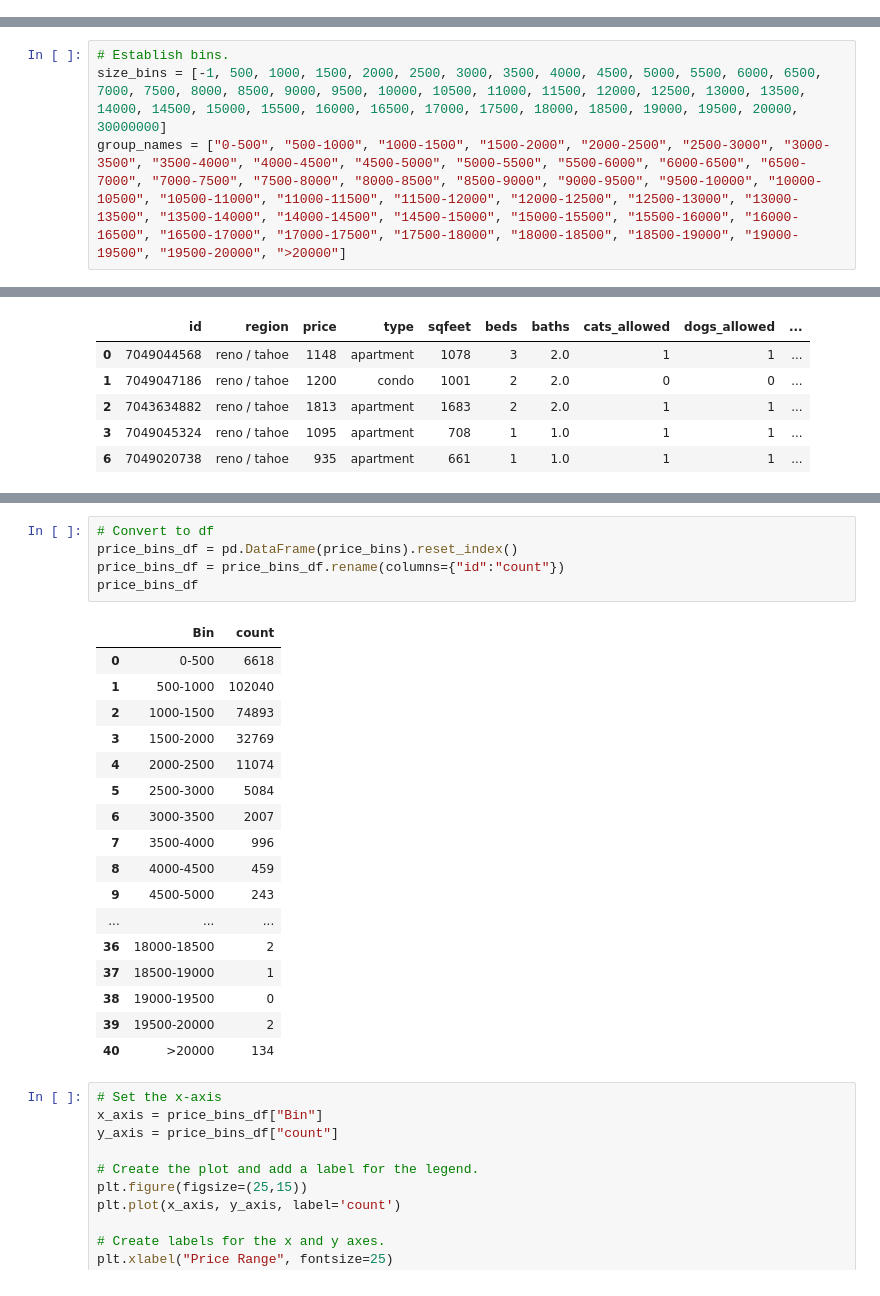
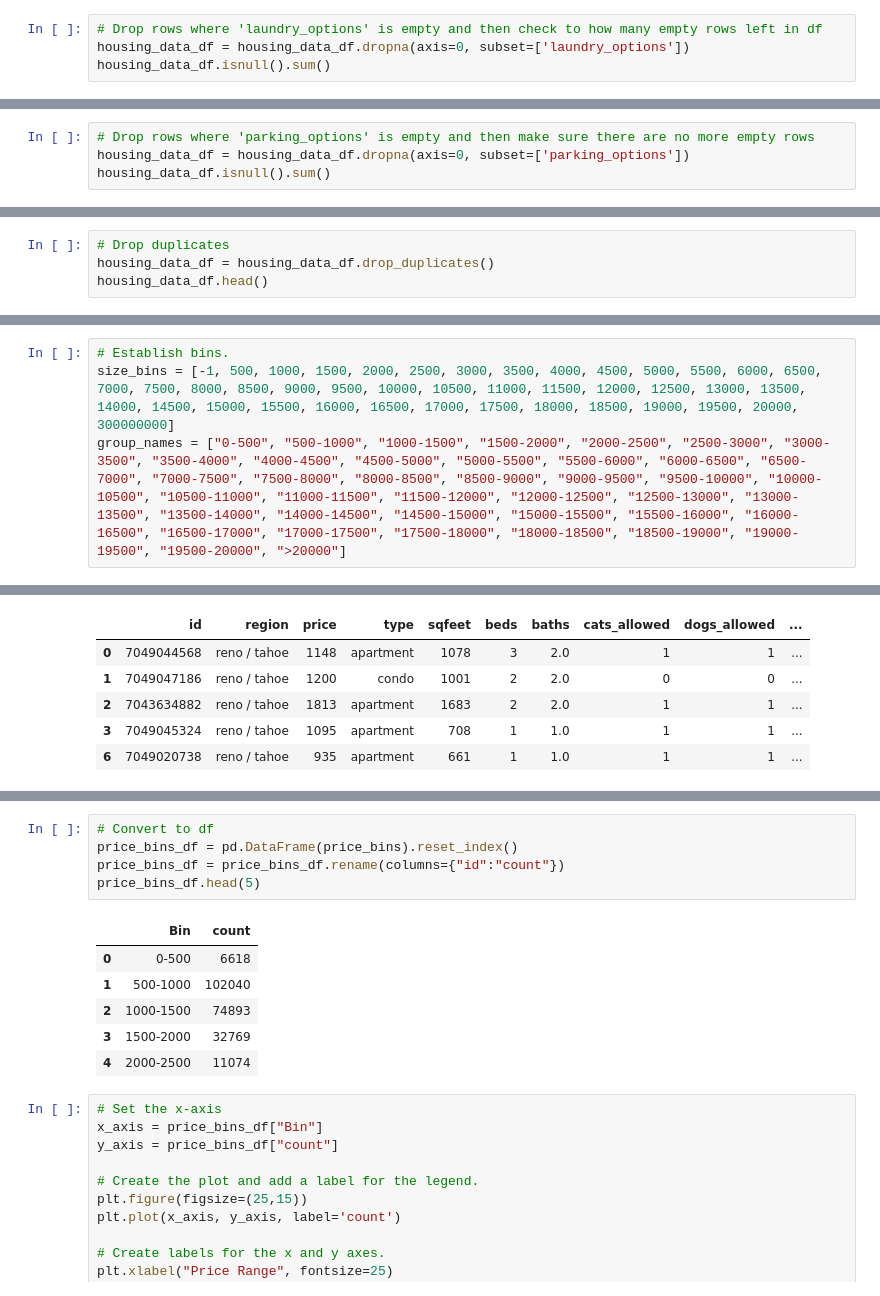
Before and after one commit to diana-arango/Real_estate_team, a Jupyter notebook: data_cleaning.ipynb, the cells around one changed output, grey strips where cells are left out. Saved outputs shown, nothing was run; the diff lists cells and outputs as text.

Commit message:
amended data cleaning file

```diff
--- a/data_cleaning.ipynb
+++ b/data_cleaning.ipynb
@@ -96,0 +76,4 @@ dtype: int64
+# %%
+# Drop rows where 'laundry_options' is empty and then check to how many empty rows left in df
+housing_data_df = housing_data_df.dropna(axis=0, subset=['laundry_options'])
+housing_data_df.isnull().sum()
@@ -96,0 +97,4 @@ dtype: int64
+# %%
+# Drop rows where 'parking_options' is empty and then make sure there are no more empty rows
+housing_data_df = housing_data_df.dropna(axis=0, subset=['parking_options'])
+housing_data_df.isnull().sum()
@@ -96,0 +134,4 @@ dtype: int64
+# %%
+# Drop duplicates
+housing_data_df = housing_data_df.drop_duplicates()
+housing_data_df.head()
@@ -178,7 +212,7 @@ price
 Name: id, Length: 3528, dtype: int64
 # %%
 # Establish bins.
-size_bins = [-1, 500, 1000, 1500, 2000, 2500, 3000, 3500, 4000, 4500, 5000, 5500, 6000, 6500, 7000, 7500, 8000, 8500, 9000, 9500, 10000, 10500, 11000, 11500, 12000, 12500, 13000, 13500, 14000, 14500, 15000, 15500, 16000, 16500, 17000, 17500, 18000, 18500, 19000, 19500, 20000, 30000000]
+size_bins = [-1, 500, 1000, 1500, 2000, 2500, 3000, 3500, 4000, 4500, 5000, 5500, 6000, 6500, 7000, 7500, 8000, 8500, 9000, 9500, 10000, 10500, 11000, 11500, 12000, 12500, 13000, 13500, 14000, 14500, 15000, 15500, 16000, 16500, 17000, 17500, 18000, 18500, 19000, 19500, 20000, 300000000]
 group_names = ["0-500", "500-1000", "1000-1500", "1500-2000", "2000-2500", "2500-3000", "3000-3500", "3500-4000", "4000-4500", "4500-5000", "5000-5500", "5500-6000", "6000-6500", "6500-7000", "7000-7500", "7500-8000", "8000-8500", "8500-9000", "9000-9500", "9500-10000", "10000-10500", "10500-11000", "11000-11500", "11500-12000", "12000-12500", "12500-13000", "13000-13500", "13500-14000", "14000-14500", "14500-15000", "15000-15500", "15500-16000", "16000-16500", "16500-17000", "17000-17500", "17500-18000", "18000-18500", "18500-19000", "19000-19500", "19500-20000", ">20000"]
 # %%
 housing_data_df["Bin"] = pd.cut(housing_data_df["price"], size_bins, labels=group_names)
@@ -214,26 +248,15 @@ Name: id, dtype: int64
 # %%
 # Convert to df
 price_bins_df = pd.DataFrame(price_bins).reset_index()
 price_bins_df = price_bins_df.rename(columns={"id":"count"})
-price_bins_df
+price_bins_df.head(5)
 # %% [output]
 |  | Bin | count |
 | 0 | 0-500 | 6618 |
 | 1 | 500-1000 | 102040 |
 | 2 | 1000-1500 | 74893 |
 | 3 | 1500-2000 | 32769 |
 | 4 | 2000-2500 | 11074 |
-| 5 | 2500-3000 | 5084 |
-| 6 | 3000-3500 | 2007 |
-| 7 | 3500-4000 | 996 |
-| 8 | 4000-4500 | 459 |
-| 9 | 4500-5000 | 243 |
-| ... | ... | ... |
-| 36 | 18000-18500 | 2 |
-| 37 | 18500-19000 | 1 |
-| 38 | 19000-19500 | 0 |
-| 39 | 19500-20000 | 2 |
-| 40 | >20000 | 134 |
 # %%
 # Set the x-axis
 x_axis = price_bins_df["Bin"]
```
Also changed, not shown: parts of 20 cells of this notebook.
